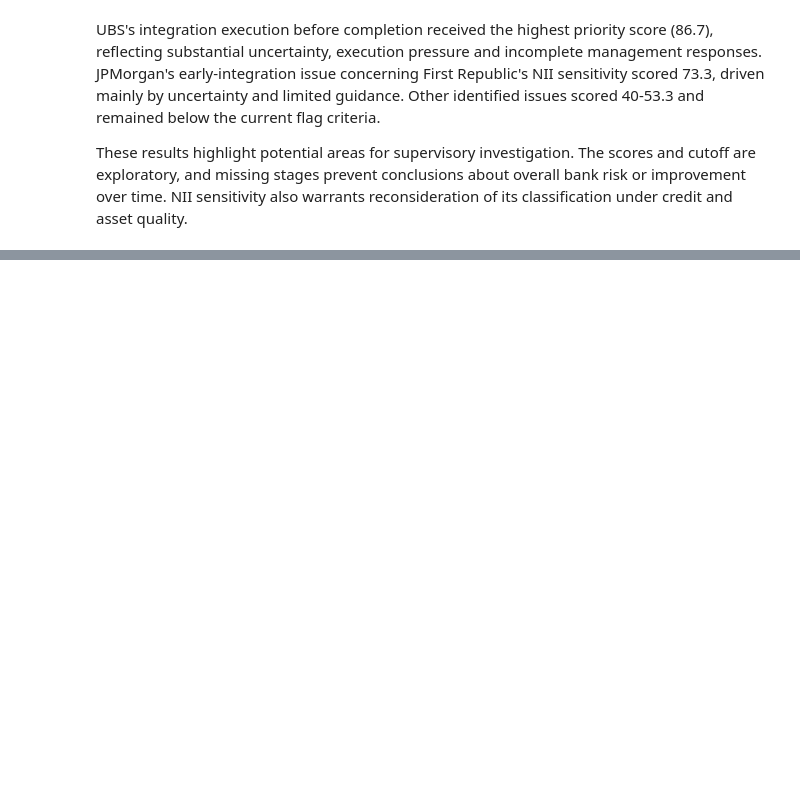
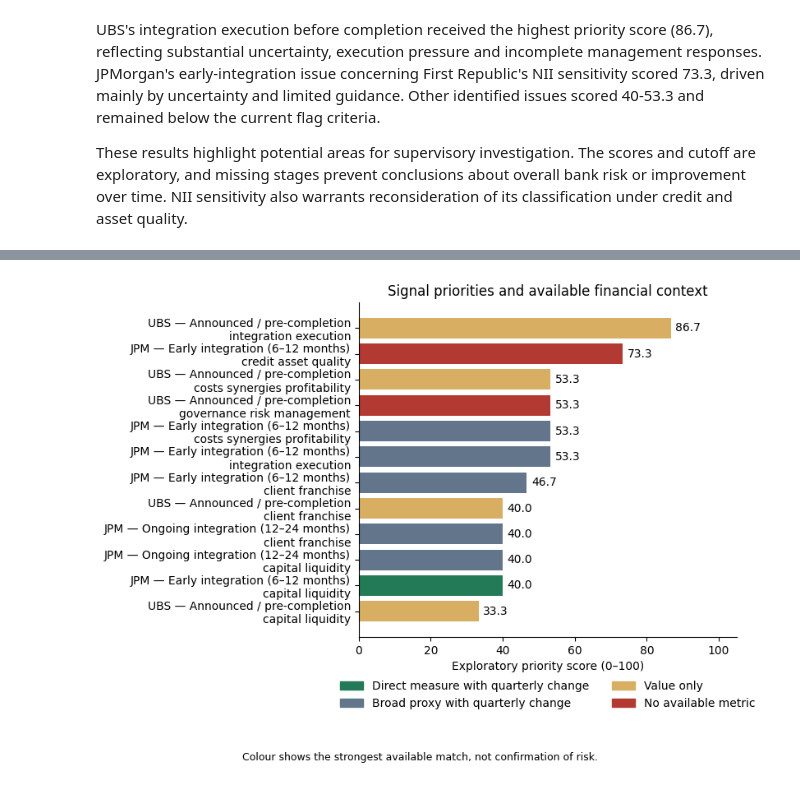
Before and after one commit to maybebool/boe-financial-analysis, a Jupyter notebook: inessa_llm_analysis_23_sept.ipynb, the cells around one changed output, grey strips where cells are left out. Cells and saved outputs as stored; diff of their text form; code cells hidden in the pictures; blank space fills up the shorter version.

```diff
--- a/inessa_llm_analysis_23_sept.ipynb
+++ b/inessa_llm_analysis_23_sept.ipynb
@@ -2596,0 +3072,97 @@ These results highlight potential areas for supervisory investigation. The score
+# %%
+# Visualise the data
+
+plot_data = signals_with_context.copy()
+
+# Classify the strongest available context for each signal
+plot_data["evidence_rank"] = np.select(
+    [
+        plot_data["value"].notna()
+        & plot_data["metric_relevance"].eq("direct measure")
+        & plot_data["change"].notna(),
+
+        plot_data["value"].notna()
+        & plot_data["change"].notna(),
+
+        plot_data["value"].notna(),
+    ],
+    [0, 1, 2],
+    default=3,
+)
+
+keys = [
+    "bank", "transaction_phase", "risk_category", "specific_issue"
+]
+
+plot_data = (
+    plot_data.groupby(keys, as_index=False, observed=True)
+    .agg(
+        priority_score=("priority_score", "first"),
+        evidence_rank=("evidence_rank", "min"),
+    )
+    .sort_values("priority_score")
+    .reset_index(drop=True)
+)
+
+evidence_labels = [
+    "Direct measure with quarterly change",
+    "Broad proxy with quarterly change",
+    "Value only",
+    "No available metric",
+]
+
+colors = ["#237A57", "#63758B", "#D8AE62", "#B33A32"]
+
+phase = plot_data["transaction_phase"].str.replace(
+    r"^\d+\.\s*", "", regex=True
+)
+
+labels = (
+    plot_data["bank"] + " — " + phase
+    + "\n"
+    + plot_data["risk_category"].str.replace("_", " ")
+)
+
+fig, ax = plt.subplots(figsize=(8, 6))
+
+bars = ax.barh(
+    range(len(plot_data)),
+    plot_data["priority_score"],
+    color=plot_data["evidence_rank"].map(dict(enumerate(colors))),
+)
+
+ax.set_yticks(range(len(plot_data)), labels)
+ax.bar_label(bars, fmt="%.1f", padding=4)
+ax.set_xlim(0, 105)
+ax.set_xlabel("Exploratory priority score (0–100)")
+ax.set_title("Signal priorities and available financial context")
+ax.spines[["top", "right"]].set_visible(False)
+
+ax.legend(
+    handles=[
+        Patch(color=color, label=label)
+        for color, label in zip(colors, evidence_labels)
+    ],
+    loc="upper center",
+    bbox_to_anchor=(0.5, -0.10),
+    ncol=2,
+    frameon=False,
+)
+
+fig.text(
+    0.5, 0.01,
+    "Colour shows the strongest available match, not confirmation of risk.",
+    ha="center", fontsize=9,
+)
+
+fig.tight_layout(rect=[0, 0.07, 1, 1])
+
+fig.savefig(
+    CHECKPOINT_DIR / "signal_priorities_with_financial_context.png",
+    dpi=300,
+    bbox_inches="tight",
+)
+
+plt.show()
+# %% [output]
+[figure, added]
```
Also changed, not shown: parts of 16 cells of this notebook.
